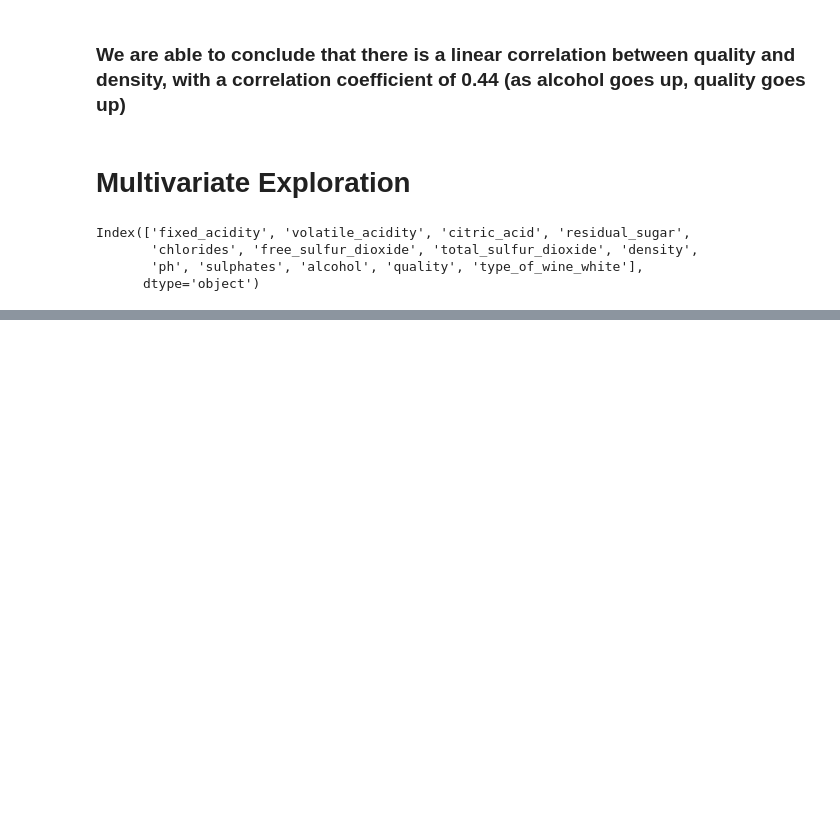
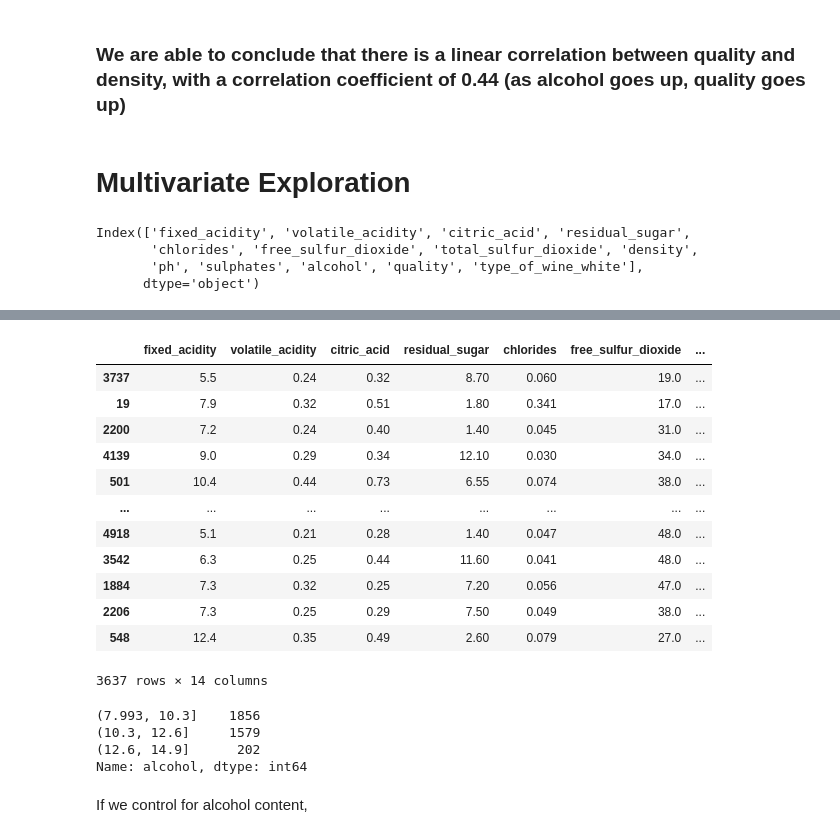
Before and after one commit to Wine-qualitity/wine-qualitiy-model, a Jupyter notebook: exploration.ipynb, the cells around one changed output, grey strips where cells are left out. Drawn from its saved outputs; the diff is of its cells as text; code cells hidden in the pictures; blank space fills up the shorter version.

```diff
--- a/exploration.ipynb
+++ b/exploration.ipynb
@@ -368,0 +381,25 @@ get_plot_density_alcohol_by_quality(train)
+# %%
+train
+# %% [output]
+|  | fixed_acidity | volatile_acidity | citric_acid | residual_sugar | chlorides | free_sulfur_dioxide | ... |
+| 3737 | 5.5 | 0.24 | 0.32 | 8.70 | 0.060 | 19.0 | ... |
+| 19 | 7.9 | 0.32 | 0.51 | 1.80 | 0.341 | 17.0 | ... |
+| 2200 | 7.2 | 0.24 | 0.40 | 1.40 | 0.045 | 31.0 | ... |
+| 4139 | 9.0 | 0.29 | 0.34 | 12.10 | 0.030 | 34.0 | ... |
+| 501 | 10.4 | 0.44 | 0.73 | 6.55 | 0.074 | 38.0 | ... |
+| ... | ... | ... | ... | ... | ... | ... | ... |
+| 4918 | 5.1 | 0.21 | 0.28 | 1.40 | 0.047 | 48.0 | ... |
+| 3542 | 6.3 | 0.25 | 0.44 | 11.60 | 0.041 | 48.0 | ... |
+| 1884 | 7.3 | 0.32 | 0.25 | 7.20 | 0.056 | 47.0 | ... |
+| 2206 | 7.3 | 0.25 | 0.29 | 7.50 | 0.049 | 38.0 | ... |
+| 548 | 12.4 | 0.35 | 0.49 | 2.60 | 0.079 | 27.0 | ... |
+3637 rows × 14 columns
+# %%
+pd.cut(train.alcohol, 3).value_counts()
+# %% [output]
+(7.993, 10.3]    1856
+(10.3, 12.6]     1579
+(12.6, 14.9]      202
+Name: alcohol, dtype: int64
+# %% [markdown]
+If we control for alcohol content,
```
Also changed, not shown: parts of 17 cells of this notebook.
